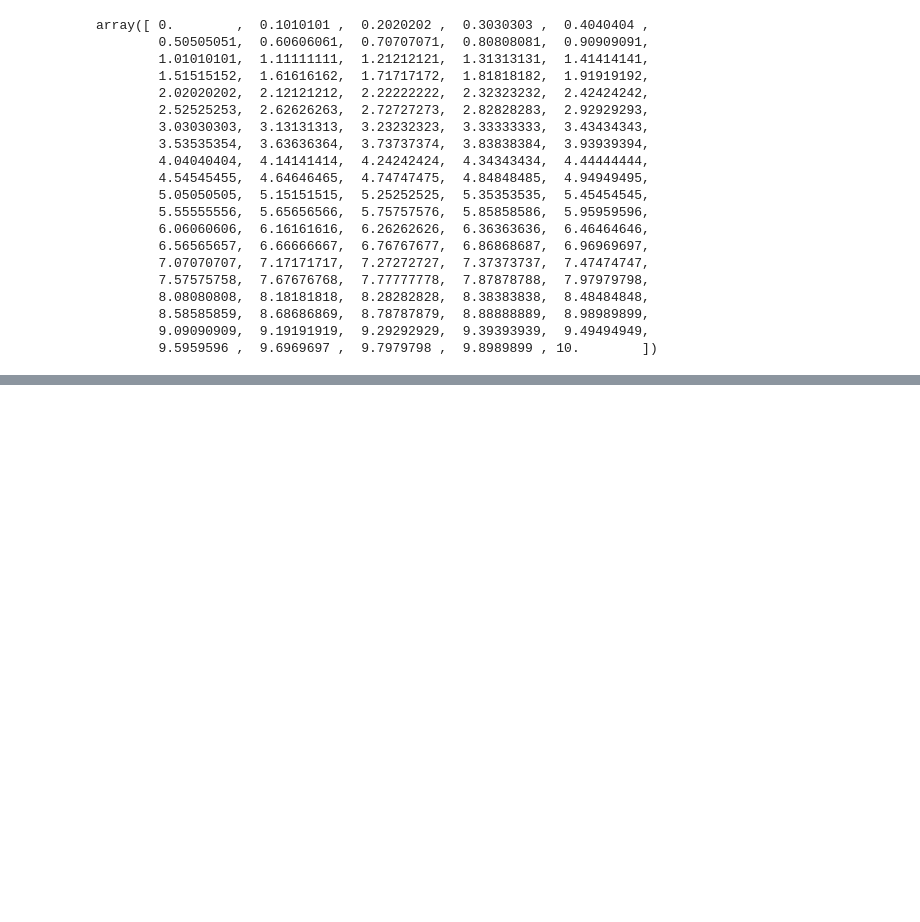
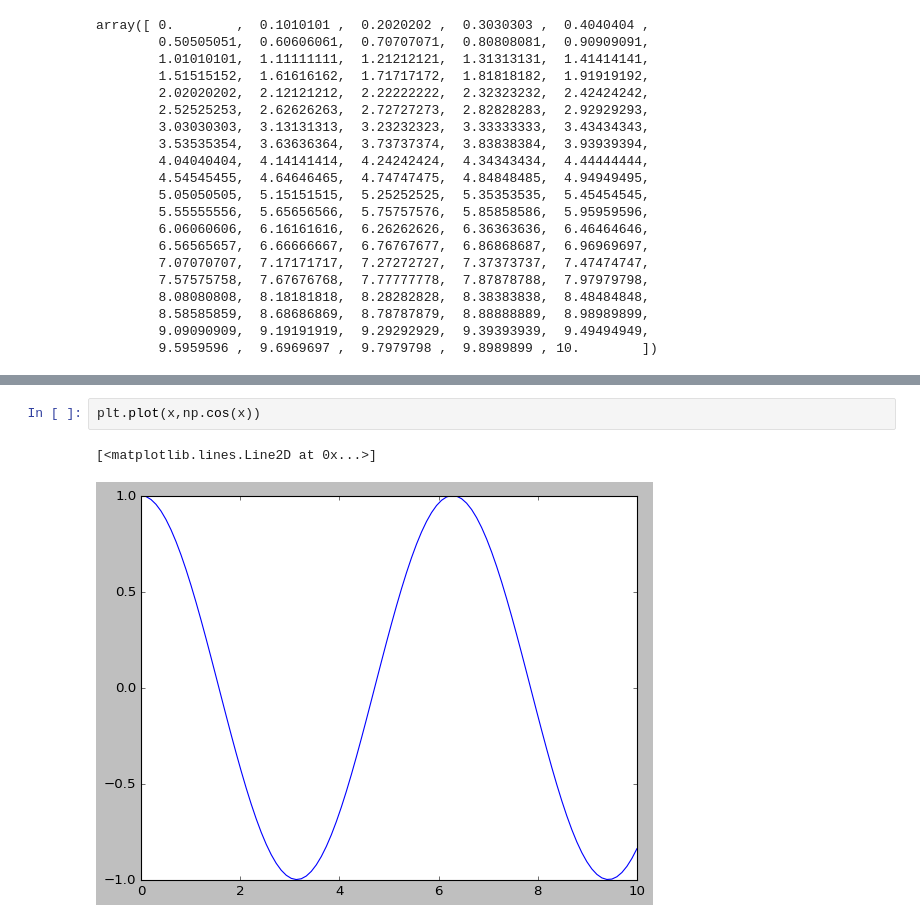
Before and after one commit to bignamu/python-AI, a Jupyter notebook: Matplotlib.ipynb, the cells around one changed output, grey strips where cells are left out. Drawn from its saved outputs; the diff is of its cells as text; blank space fills up the shorter version.

```diff
--- a/Matplotlib.ipynb
+++ b/Matplotlib.ipynb
@@ -52,0 +58,5 @@ array([ 0.        ,  0.1010101 ,  0.2020202 ,  0.3030303 ,  0.4040404 ,
+# %%
+plt.plot(x,np.cos(x))
+# %% [output]
+[<matplotlib.lines.Line2D at 0x...>]
+[figure, added]
```
Also changed, not shown: parts of 42 cells of this notebook.
